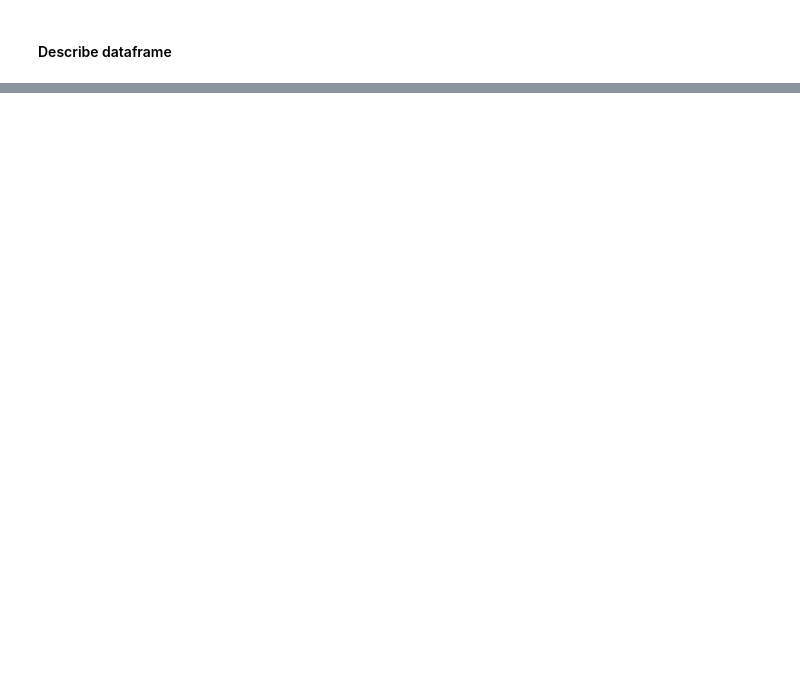
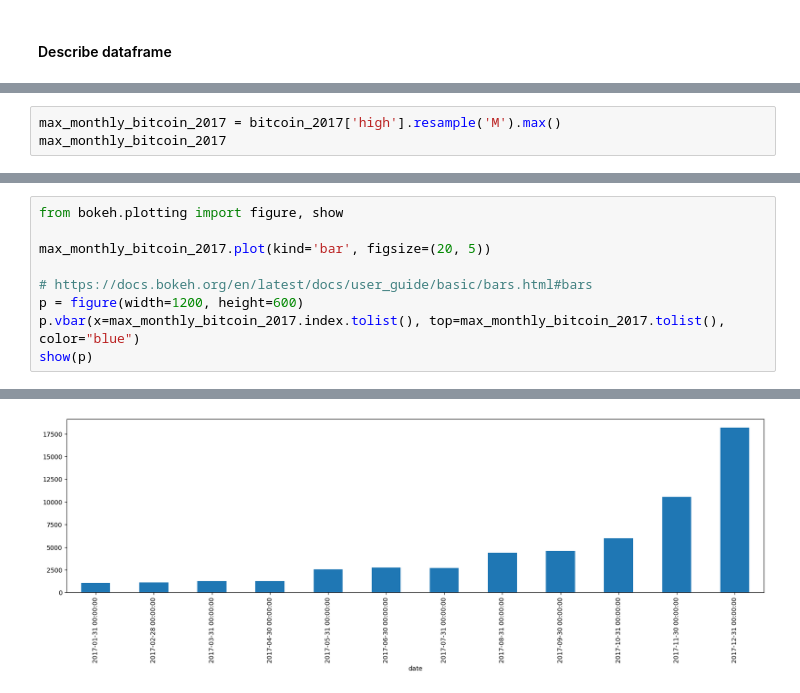
Before and after one commit to tiagohorta21/bitcoin_idc, a Jupyter notebook: main.ipynb, the cells around one changed output, grey strips where cells are left out. Cells and saved outputs as stored; diff of their text form; blank space fills up the shorter version.

```diff
--- a/main.ipynb
+++ b/main.ipynb
@@ -93,0 +162,3 @@ plot_1 = day_resample_max.plot()
+# %%
+max_monthly_bitcoin_2017 = bitcoin_2017['high'].resample('M').max()
+max_monthly_bitcoin_2017
@@ -205,0 +195,10 @@ bitcoin_2017
+# %%
+from bokeh.plotting import figure, show
+
+max_monthly_bitcoin_2017.plot(kind='bar', figsize=(20, 5))
+
+# https://docs.bokeh.org/en/latest/docs/user_guide/basic/bars.html#bars
+p = figure(width=1200, height=600)
+p.vbar(x=max_monthly_bitcoin_2017.index.tolist(), top=max_monthly_bitcoin_2017.tolist(), color="blue")
+show(p)
+# %% [output]
@@ -205,0 +207 @@ bitcoin_2017
+[figure, added]
```
Also changed, not shown: parts of 40 cells of this notebook.
